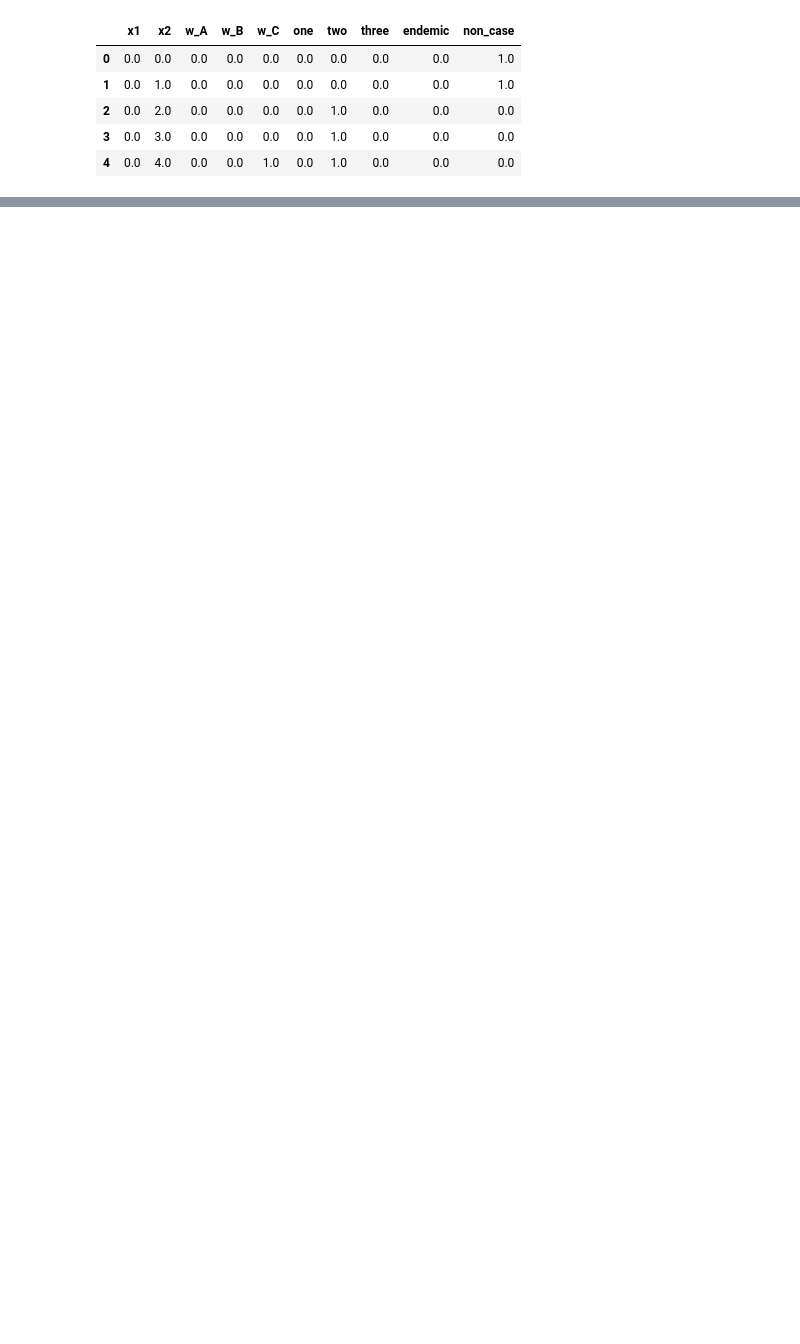
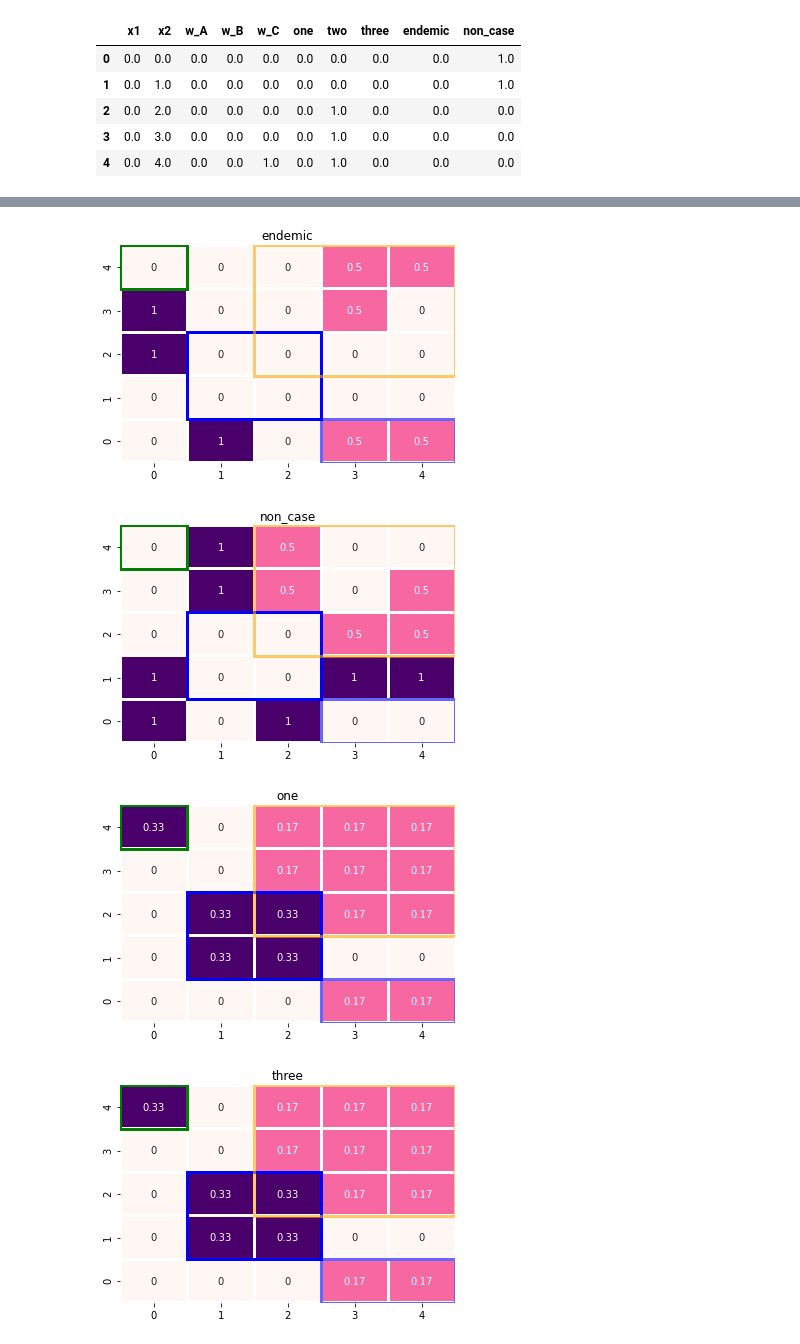
Before and after one commit to aauss/epi-quark, a Jupyter notebook: lean_score.ipynb, the cells around one changed output, grey strips where cells are left out. Drawn from its saved outputs; the diff is of its cells as text; code cells hidden in the pictures; blank space fills up the shorter version.

```diff
--- a/lean_score.ipynb
+++ b/lean_score.ipynb
@@ -171,0 +299,26 @@ plt.show()
+# %%
+# p^(d_i | s_j, x)
+nested_list = list(
+    product(
+        product(range(5), range(5)),
+        product(
+            ["one", "two", "three", "endemic", "non_case"],
+            ["A", "B", "C", "endemic", "non_case"],
+        ),
+    )
+)
+d_s_given_x = pd.DataFrame(
+    [tuple_[0] + tuple_[1] for tuple_ in nested_list],
+    columns=["x1", "x2", "d_i", "s_j"],
+)
+
+signal_data_indeces = d_s_given_x.query(
+    "~(s_j.isin(['endemic', 'non_case']) | d_i.isin(['endemic', 'non_case']))"
+).index
+d_s_given_x.loc[signal_data_indeces, "posterior"] = 1 / len(
+    set(DATA_LABELS) - set(MUST_HAVE_LABELS)
+)
+
+non_case_endemic_signal_indeces = d_s_given_x.query("d_i == s_j").index
+d_s_given_x.loc[non_case_endemic_signal_indeces, "posterior"] = 1
+d_s_given_x = d_s_given_x.fillna(0)
@@ -171,0 +334,19 @@ plt.show()
+# %%
+# p^(d_i | x) = sum( p^(d_i| s_j, x) p^(s_j, x) )
+p_hat_di = d_s_given_x.merge(signals_long, on=["x1", "x2", "s_j"])
+
+p_hat_di.loc[:, "p^(d_i)"] = p_hat_di["posterior"] * p_hat_di["prior"]
+
+p_hat_di = p_hat_di.groupby(["x1", "x2", "d_i"]).agg({"p^(d_i)": sum}).reset_index()
+# %%
+for datalabel in p_hat_di["d_i"].unique():
+    plot_heatmap(
+        p_hat_di.query("d_i==@datalabel").loc[:, ["p^(d_i)"]].values,
+        datalabel,
+    )
+    plt.show()
+# %% [output]
+[figure, added]
+[figure, added]
+[figure, added]
+[figure, added]
```
Also changed, not shown: parts of 32 cells of this notebook, 1 other file.
